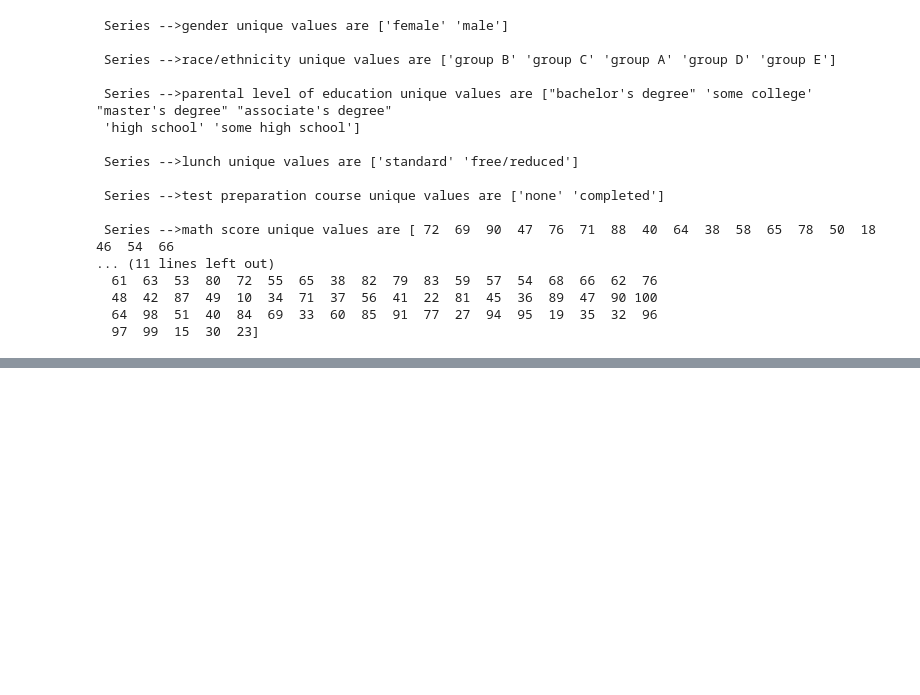
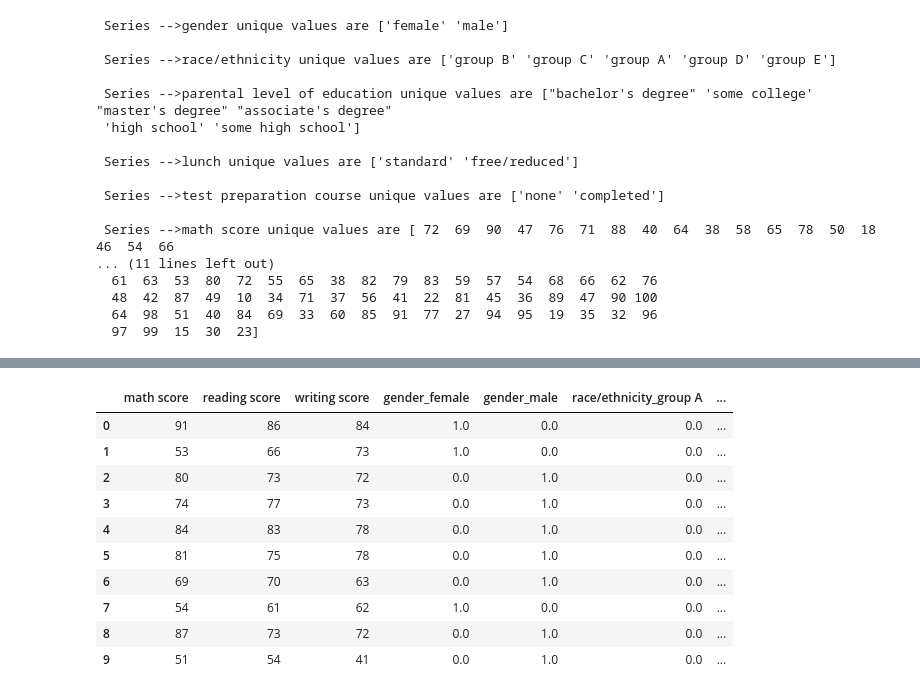
Before and after one commit to justinacgray/Data_Science, a Jupyter notebook: machine_learning_practice/student_perform/student_perform.ipynb, the cells around one changed output, grey strips where cells are left out. Cells and saved outputs as stored; diff of their text form; code cells hidden in the pictures; blank space fills up the shorter version.

```diff
--- a/machine_learning_practice/student_perform/student_perform.ipynb
+++ b/machine_learning_practice/student_perform/student_perform.ipynb
@@ -84,0 +234,14 @@ check_inconsistent_values(sp_df)
+# %%
+X_test_df.head(10)
+# %% [output]
+|  | math score | reading score | writing score | gender_female | gender_male | race/ethnicity_group A | ... |
+| 0 | 91 | 86 | 84 | 1.0 | 0.0 | 0.0 | ... |
+| 1 | 53 | 66 | 73 | 1.0 | 0.0 | 0.0 | ... |
+| 2 | 80 | 73 | 72 | 0.0 | 1.0 | 0.0 | ... |
+| 3 | 74 | 77 | 73 | 0.0 | 1.0 | 0.0 | ... |
+| 4 | 84 | 83 | 78 | 0.0 | 1.0 | 0.0 | ... |
+| 5 | 81 | 75 | 78 | 0.0 | 1.0 | 0.0 | ... |
+| 6 | 69 | 70 | 63 | 0.0 | 1.0 | 0.0 | ... |
+| 7 | 54 | 61 | 62 | 1.0 | 0.0 | 0.0 | ... |
+| 8 | 87 | 73 | 72 | 0.0 | 1.0 | 0.0 | ... |
+| 9 | 51 | 54 | 41 | 0.0 | 1.0 | 0.0 | ... |
```
Also changed, not shown: parts of 15 cells of this notebook.
